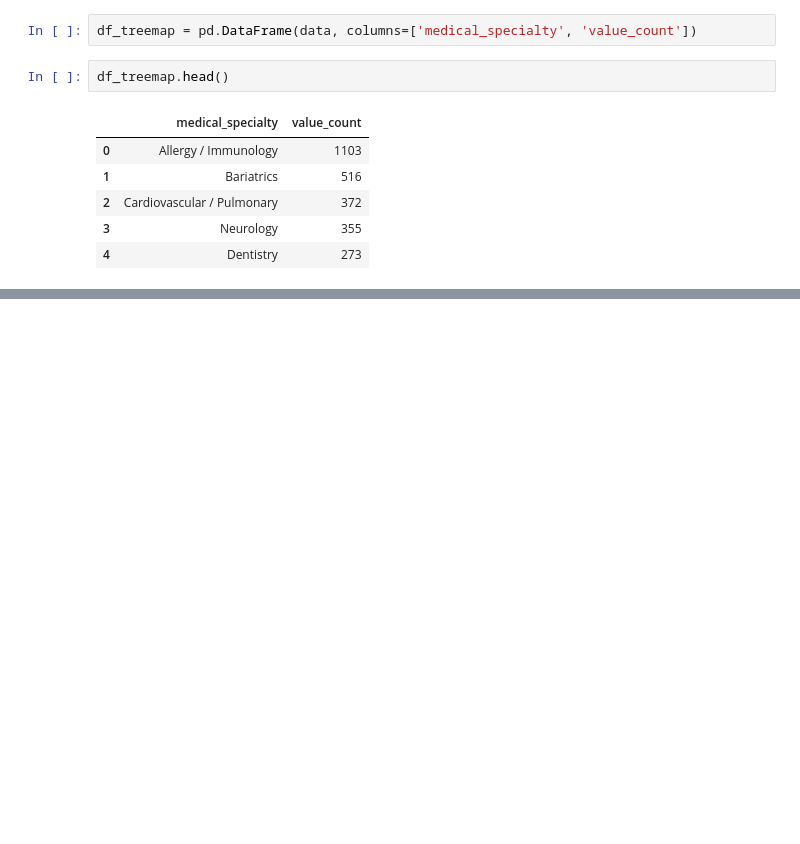
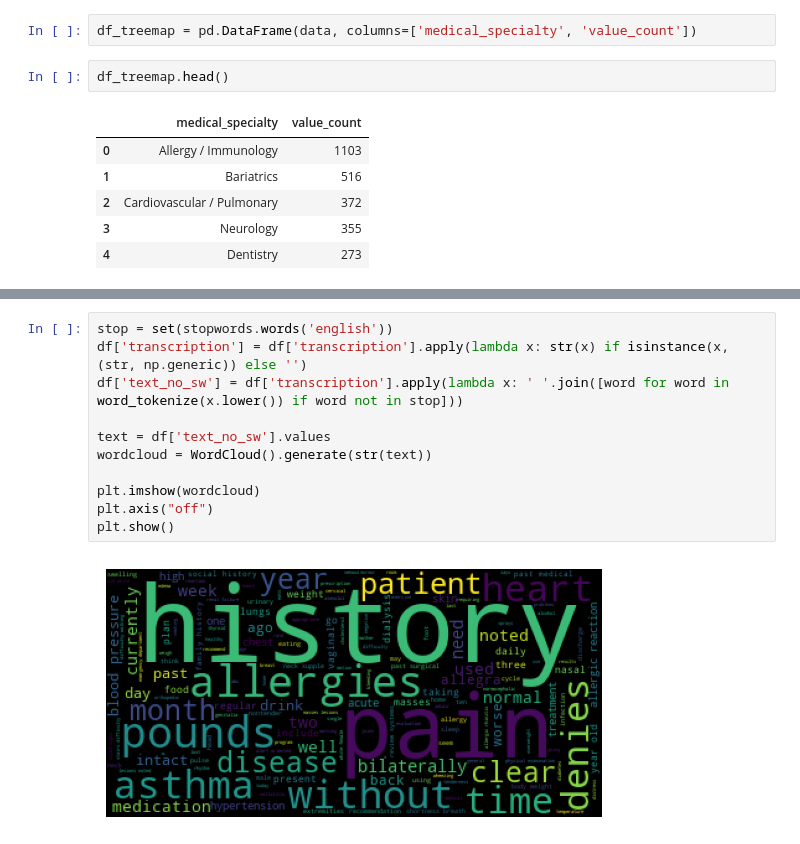
Before and after one commit to supernauth/medical_transcriptions, a Jupyter notebook: medical_transcriptions.ipynb, the cells around one changed output, grey strips where cells are left out. Saved outputs shown, nothing was run; the diff lists cells and outputs as text; blank space fills up the shorter version.

Commit message:
made wordcloud

```diff
--- a/medical_transcriptions.ipynb
+++ b/medical_transcriptions.ipynb
@@ -98,0 +110,13 @@ fig.show()
+# %%
+stop = set(stopwords.words('english'))
+df['transcription'] = df['transcription'].apply(lambda x: str(x) if isinstance(x, (str, np.generic)) else '')
+df['text_no_sw'] = df['transcription'].apply(lambda x: ' '.join([word for word in word_tokenize(x.lower()) if word not in stop]))
+
+text = df['text_no_sw'].values
+wordcloud = WordCloud().generate(str(text))
+
+plt.imshow(wordcloud)
+plt.axis("off")
+plt.show()
+# %% [output]
+[figure, added]
```
Also changed, not shown: parts of 3 cells of this notebook.
